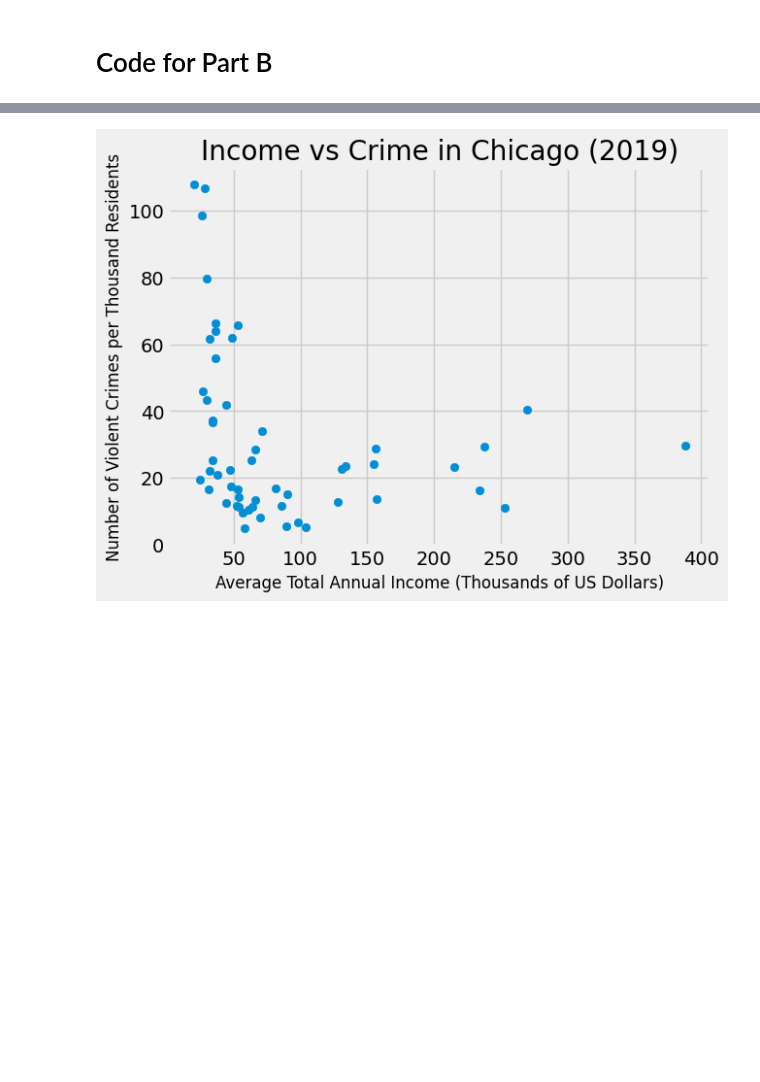
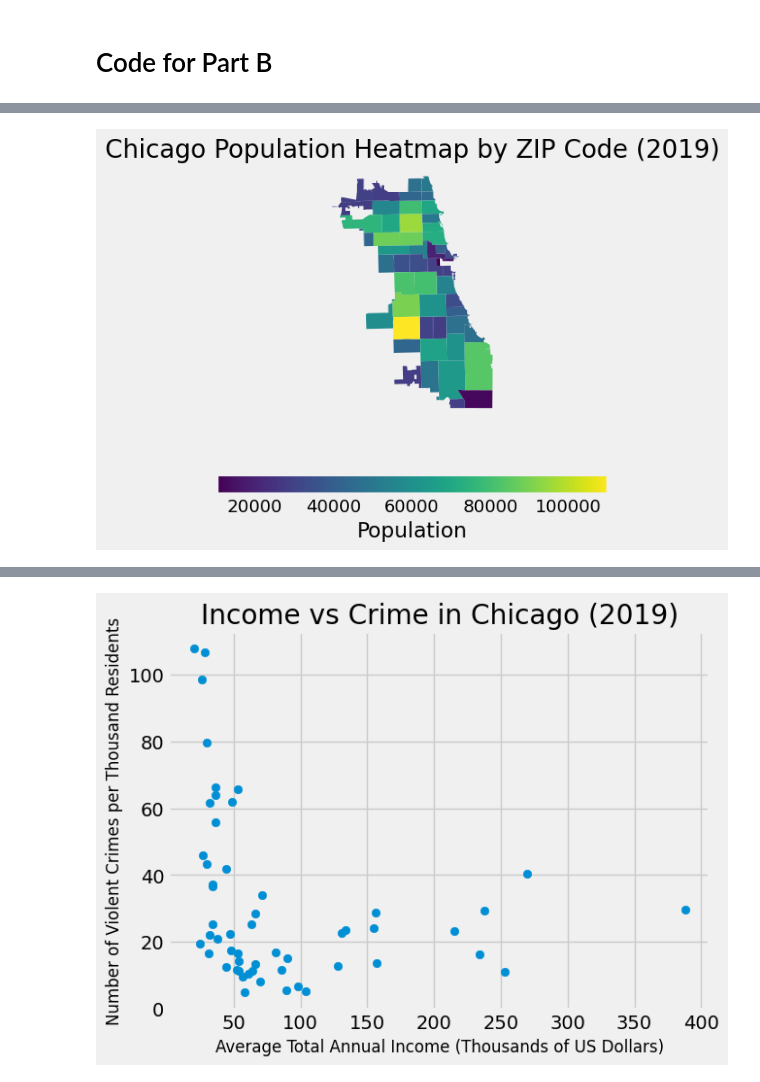
Before and after one commit to rbitton1729/chicagostats, a Jupyter notebook: chicagostats.ipynb, the cells around one changed output, grey strips where cells are left out. Drawn from its saved outputs; the diff is of its cells as text; code cells hidden in the pictures; blank space fills up the shorter version.

```diff
--- a/chicagostats.ipynb
+++ b/chicagostats.ipynb
@@ -292,0 +328,11 @@ crime_vs_income.describe()
+# %%
+population_heatmap = zipcodes.merge(population, left_on='ZIP', right_on='ZIP')
+fig, ax = plt.subplots(1, 1, figsize=(5, 5))
+population_heatmap.plot(column='Population', ax=ax, legend=True,
+                        legend_kwds={'label': "Population",
+                                     'orientation': "horizontal"})
+ax.set_title('Chicago Population Heatmap by ZIP Code (2019)')
+ax.set_axis_off()
+plt.show()
+# %% [output]
+[figure, added]
```
Also changed, not shown: parts of 10 cells of this notebook, 1 other file.
